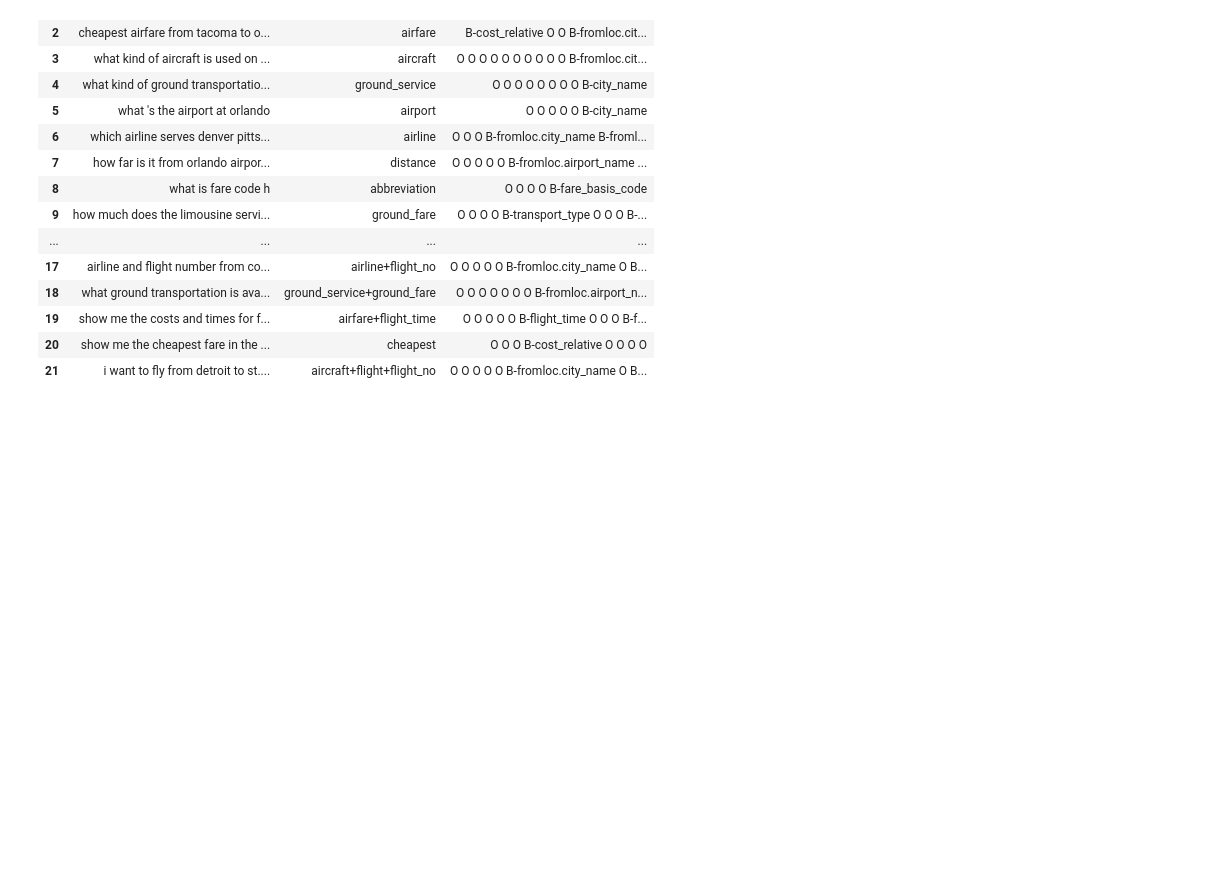
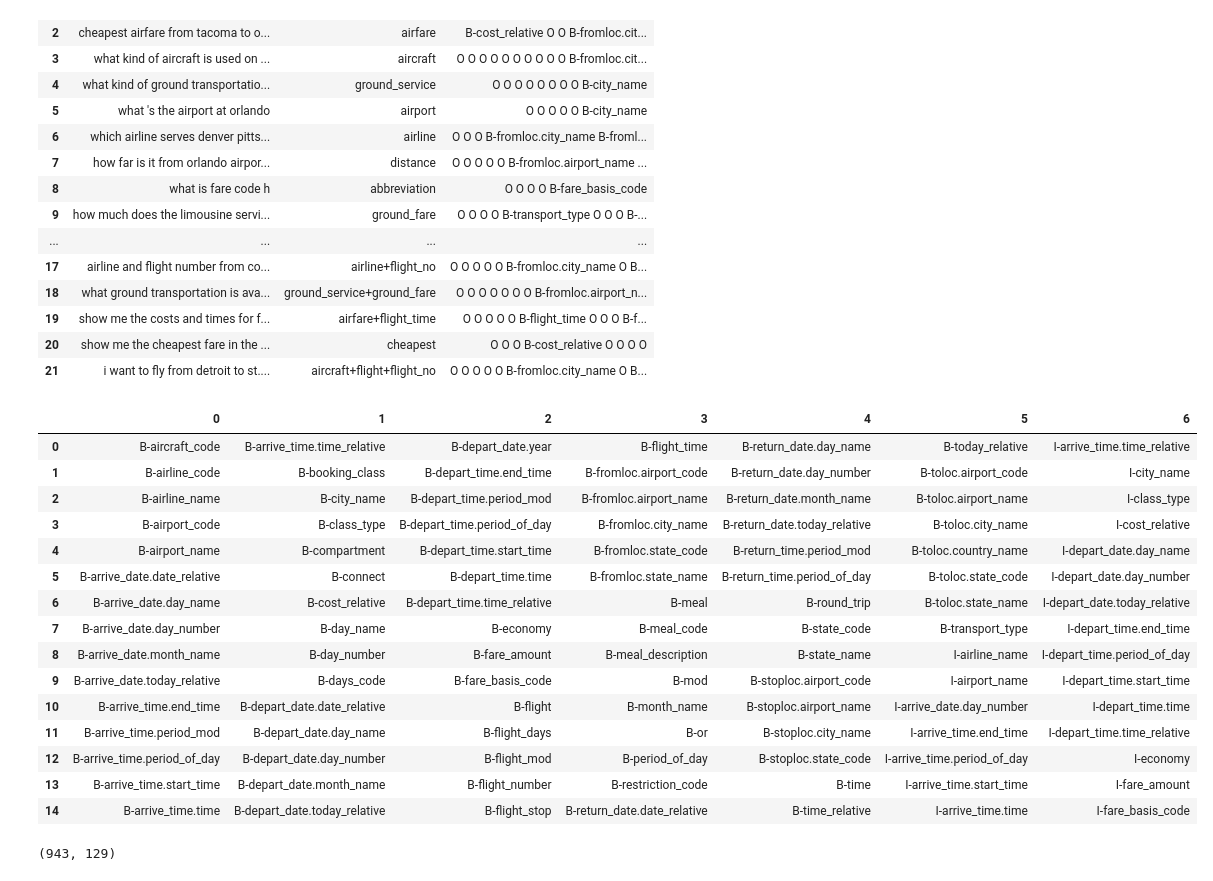
Before and after one commit to AnupJoseph/NLP, a Jupyter notebook: seq2seq_slotfill/plain_seq2seq/Seq2seq.ipynb, the cells around one changed output. Drawn from its saved outputs; the diff is of its cells as text; code cells hidden in the pictures; blank space fills up the shorter version.

```diff
--- a/seq2seq_slotfill/plain_seq2seq/Seq2seq.ipynb
+++ b/seq2seq_slotfill/plain_seq2seq/Seq2seq.ipynb
@@ -135,3 +126,26 @@ df_small
 | 19 | show me the costs and times for f... | airfare+flight_time | O O O O O B-flight_time O O O B-f... |
 | 20 | show me the cheapest fare in the ... | cheapest | O O O B-cost_relative O O O O |
 | 21 | i want to fly from detroit to st.... | aircraft+flight+flight_no | O O O O O B-fromloc.city_name O B... |
+# %%
+i2s_train_values = list(i2s_train.values())
+df3 = pd.DataFrame()
+for i in range(7):
+  df3[str(i)] = i2s_train_values[i*15:(i+1)*15]
+df3
+# %% [output]
+|  | 0 | 1 | 2 | 3 | 4 | 5 | 6 |
+| 0 | B-aircraft_code | B-arrive_time.time_relative | B-depart_date.year | B-flight_time | B-return_date.day_name | B-today_relative | I-arrive_time.time_relative |
+| 1 | B-airline_code | B-booking_class | B-depart_time.end_time | B-fromloc.airport_code | B-return_date.day_number | B-toloc.airport_code | I-city_name |
+| 2 | B-airline_name | B-city_name | B-depart_time.period_mod | B-fromloc.airport_name | B-return_date.month_name | B-toloc.airport_name | I-class_type |
+| 3 | B-airport_code | B-class_type | B-depart_time.period_of_day | B-fromloc.city_name | B-return_date.today_relative | B-toloc.city_name | I-cost_relative |
+| 4 | B-airport_name | B-compartment | B-depart_time.start_time | B-fromloc.state_code | B-return_time.period_mod | B-toloc.country_name | I-depart_date.day_name |
+| 5 | B-arrive_date.date_relative | B-connect | B-depart_time.time | B-fromloc.state_name | B-return_time.period_of_day | B-toloc.state_code | I-depart_date.day_number |
+| 6 | B-arrive_date.day_name | B-cost_relative | B-depart_time.time_relative | B-meal | B-round_trip | B-toloc.state_name | I-depart_date.today_relative |
+| 7 | B-arrive_date.day_number | B-day_name | B-economy | B-meal_code | B-state_code | B-transport_type | I-depart_time.end_time |
+| 8 | B-arrive_date.month_name | B-day_number | B-fare_amount | B-meal_description | B-state_name | I-airline_name | I-depart_time.period_of_day |
+| 9 | B-arrive_date.today_relative | B-days_code | B-fare_basis_code | B-mod | B-stoploc.airport_code | I-airport_name | I-depart_time.start_time |
+| 10 | B-arrive_time.end_time | B-depart_date.date_relative | B-flight | B-month_name | B-stoploc.airport_name | I-arrive_date.day_number | I-depart_time.time |
+| 11 | B-arrive_time.period_mod | B-depart_date.day_name | B-flight_days | B-or | B-stoploc.city_name | I-arrive_time.end_time | I-depart_time.time_relative |
+| 12 | B-arrive_time.period_of_day | B-depart_date.day_number | B-flight_mod | B-period_of_day | B-stoploc.state_code | I-arrive_time.period_of_day | I-economy |
+| 13 | B-arrive_time.start_time | B-depart_date.month_name | B-flight_number | B-restriction_code | B-time | I-arrive_time.start_time | I-fare_amount |
+| 14 | B-arrive_time.time | B-depart_date.today_relative | B-flight_stop | B-return_date.date_relative | B-time_relative | I-arrive_time.time | I-fare_basis_code |
@@ -137,0 +189,10 @@ df_small
+# %%
+def get_vocab_size(t2i_train, t2i_test, s2i_train, s2i_test):
+    vocab_in_size = len({**t2i_train, **t2i_test})
+    vocab_out_size = len({**s2i_train, **s2i_test})
+    return vocab_in_size, vocab_out_size
+
+vocab_in_size, vocab_out_size = get_vocab_size(t2i_train, t2i_test, s2i_train, s2i_test)
+vocab_in_size, vocab_out_size
+# %% [output]
+(943, 129)
```
Also changed, not shown: parts of 5 cells of this notebook.
